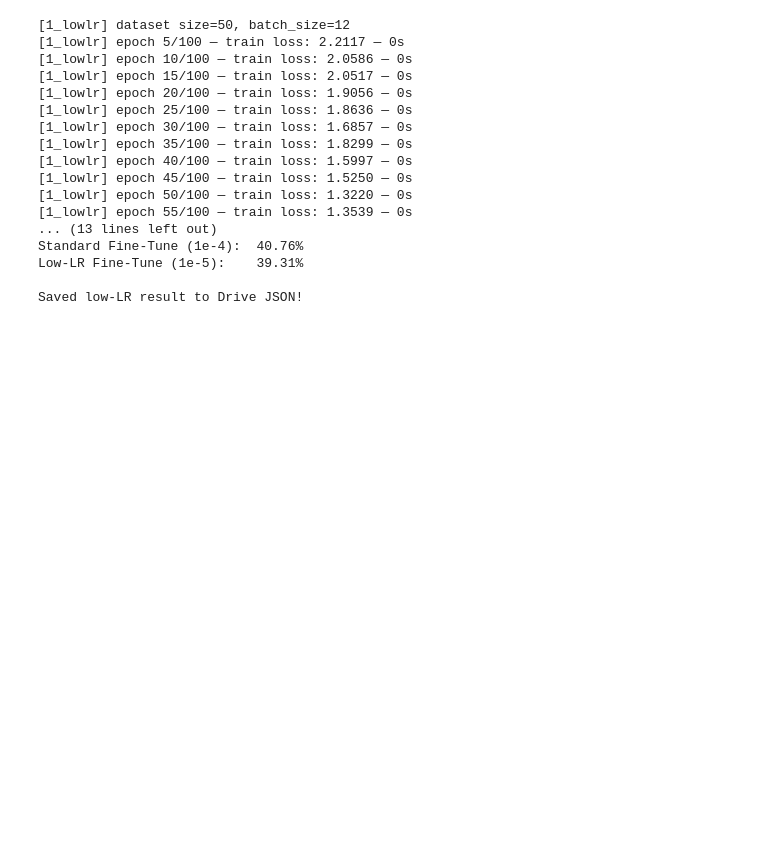
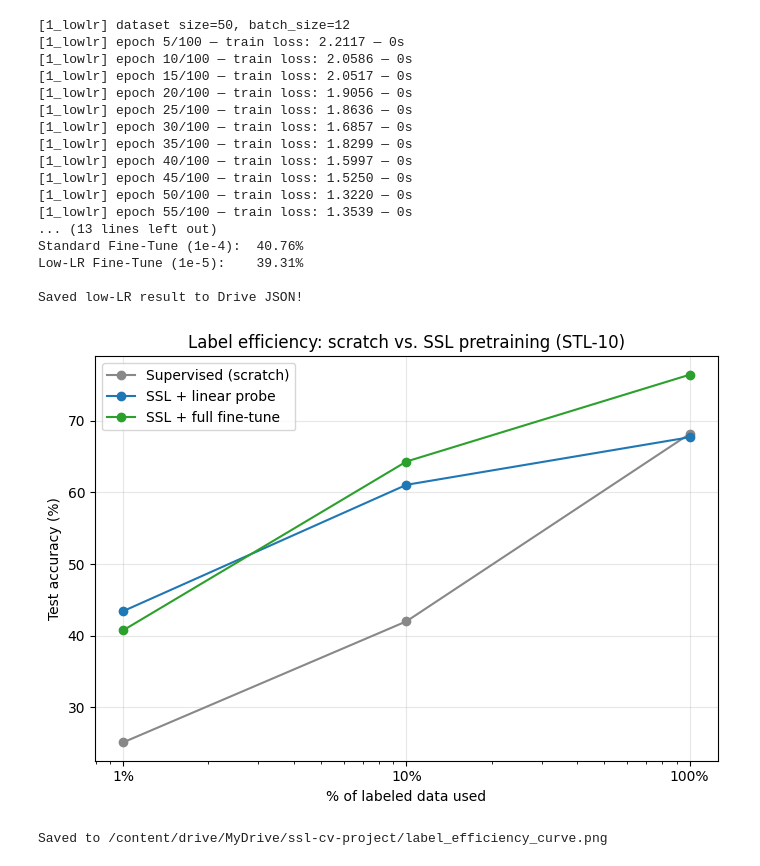
Before and after one commit to pearlin-in/simCLR-STL10-PyTorch, a Jupyter notebook: self_supervised_cv.ipynb, the cells around one changed output. Saved outputs shown, nothing was run; the diff lists cells and outputs as text; code cells hidden in the pictures; blank space fills up the shorter version.

Commit message:
label-efficiency curve graph

```diff
--- a/self_supervised_cv.ipynb
+++ b/self_supervised_cv.ipynb
@@ -778,28 +778,34 @@ Low-LR Fine-Tune (1e-5):    39.31%
 
 Saved low-LR result to Drive JSON!
 # %%
-import matplotlib.pyplot as plt
+import matplotlib.pyplot as plt, json, os
+
+with open(os.path.join(CHECKPOINT_DIR, 'results.json')) as f:
+    r = json.load(f)
 
 label_pcts = [1, 10, 100]
-scratch   = [25.12, 42.01, 68.18]
-probe     = [43.44, 61.06, 67.70]
-finetune  = [40.76, 64.31, 76.43]
+scratch  = [r['acc_1']*100,  r['acc_10']*100,  r['acc_100']*100]
+probe    = [r['probe_acc_1']*100,  r['probe_acc_10']*100,  r['probe_acc_100']*100]
+finetune = [r['finetune_acc_1']*100, r['finetune_acc_10']*100, r['finetune_acc_100']*100]
 
 plt.figure(figsize=(7, 5))
 plt.plot(label_pcts, scratch,  'o-', label='Supervised (scratch)', color='#888888')
 plt.plot(label_pcts, probe,    'o-', label='SSL + linear probe',   color='#1f77b4')
 plt.plot(label_pcts, finetune, 'o-', label='SSL + full fine-tune', color='#2ca02c')
 
 plt.xscale('log')
 plt.xticks(label_pcts, [f'{p}%' for p in label_pcts])
 plt.xlabel('% of labeled data used')
 plt.ylabel('Test accuracy (%)')
 plt.title('Label efficiency: scratch vs. SSL pretraining (STL-10)')
 plt.legend()
 plt.grid(True, alpha=0.3)
 plt.tight_layout()
 
 save_path = os.path.join(CHECKPOINT_DIR, 'label_efficiency_curve.png')
 plt.savefig(save_path, dpi=150)
 plt.show()
 print(f"Saved to {save_path}")
+# %% [output]
+[figure, added]
+Saved to /content/drive/MyDrive/ssl-cv-project/label_efficiency_curve.png
```
